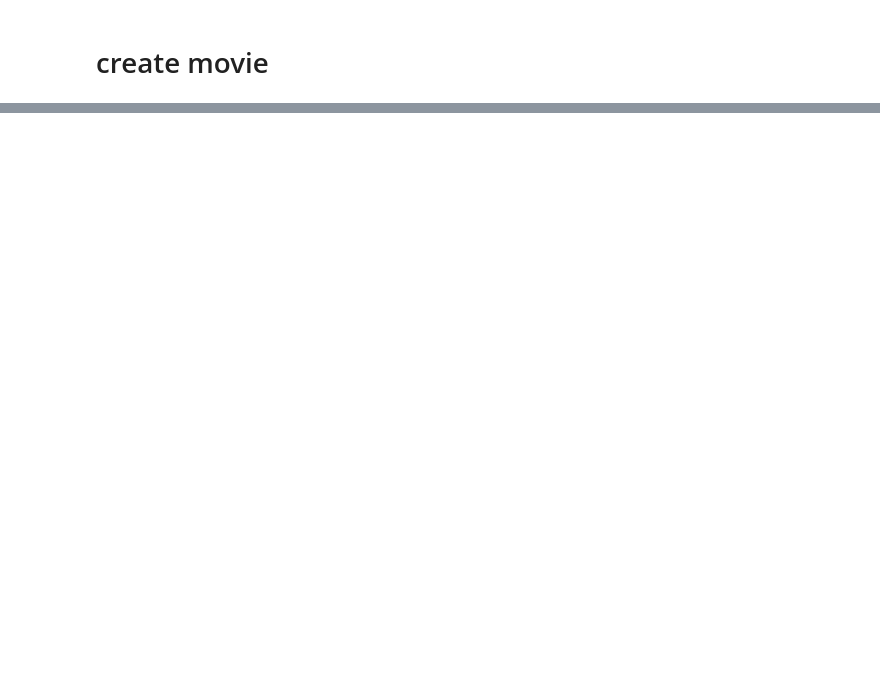
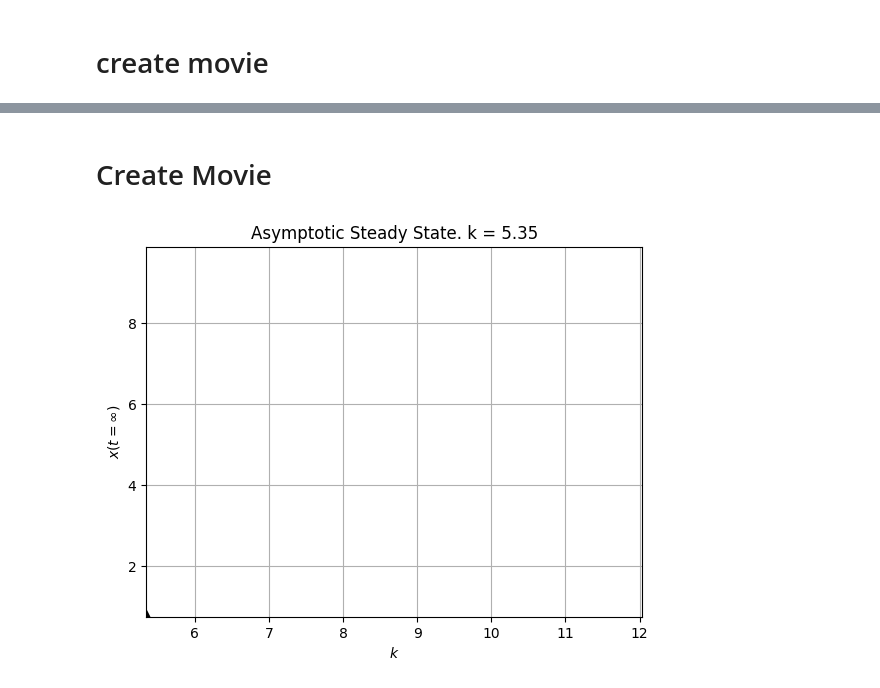
Before and after one commit to MalachiteWind/stable_node_control, a Jupyter notebook: hysteresis2.ipynb, the cells around one changed output, grey strips where cells are left out. Cells and saved outputs as stored; diff of their text form; code cells hidden in the pictures; blank space fills up the shorter version.

```diff
--- a/hysteresis2.ipynb
+++ b/hysteresis2.ipynb
@@ -209,7 +162,0 @@ ani.save("simple_hysteresis_roots.gif", writer=PillowWriter(fps=10))
-# %%
-x0=1.7
-t_span = [0,150]
-t_eval = np.linspace(t_span[0],t_span[-1],501)
-r=0.56
-k=8
-sol  = solve_ivp(simple_hysteresis_ode,t_span, [x0], args=(r,k,),t_eval=t_eval)
@@ -225,0 +243,34 @@ array([0.8983454 , 0.89834089, 0.89833645, 0.89833204, 0.89832759,
+# %% [markdown]
+# Create Movie
+# %%
+idx = 100
+# print(len(k_increase))
+
+
+fig, ax = plt.subplots()
+
+def update(frame):
+    ax.clear()
+    ax.set_xlabel(r"$k$")
+    ax.set_ylabel(r"$x(t = \infty)$")
+    ax.set_xlim(k_increase[0], k_increase[-1])
+    ax.set_ylim(min(x_increase.min(), x_decrease.min()), max(x_increase.max(), x_decrease.max()))
+    ax.grid(True)
+
+    if frame < len(k_increase):
+        ax.plot(k_increase[:frame], x_increase[:frame], c='blue')
+        ax.scatter(k_increase[frame], x_increase[frame], marker='^', s=100, c='black')
+        ax.set_title(f"Asymptotic Steady State. k = {k_increase[frame]:.2f}")
+    else:
+        idx = frame - len(k_increase)
+        ax.plot(k_increase, x_increase, c='blue')
+        ax.plot(k_decrease[:idx], x_decrease[:idx], c='red')
+        ax.scatter(k_decrease[idx], x_decrease[idx], marker='^', s=100, c='black')
+        ax.set_title(f"Asymptotic Steady State. k = {k_decrease[idx]:.2f}")
+
+    return ax.lines
+
+ani = FuncAnimation(fig, update, frames=len(k_increase) + len(k_decrease), blit=False)
+ani.save("steady_state_budworm.gif", writer=PillowWriter(fps=30))
+# %% [output]
+[figure, added]
```
Also changed, not shown: parts of 17 cells of this notebook, 2 other files.
